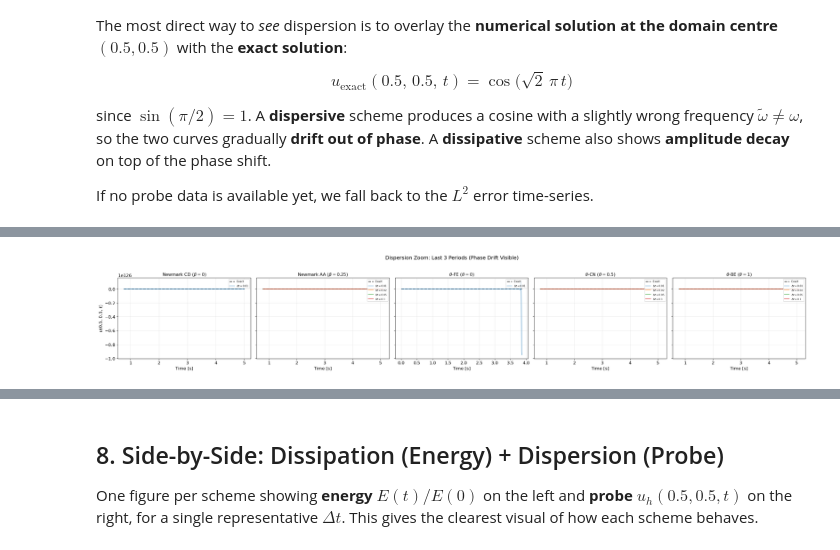
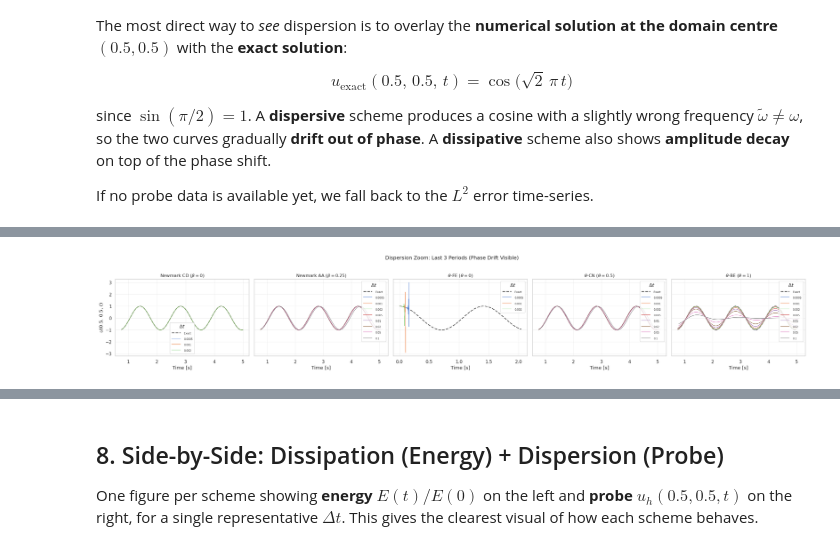
Before and after one commit to AlessandroGhiotto/nmpde-wave-equation, a Jupyter notebook: analysis/dissipation-dispersion-analysis.ipynb, the cells around one changed output, grey strips where cells are left out. Saved outputs shown, nothing was run; the diff lists cells and outputs as text; code cells hidden in the pictures.

```diff
--- a/analysis/dissipation-dispersion-analysis.ipynb
+++ b/analysis/dissipation-dispersion-analysis.ipynb
@@ -288,7 +129,7 @@ The sweep generates:
 # ================================================================
 
 # Look for the results in the scripts/ directory (where the sweep runs)
-summary_candidates = sorted(SCRIPT_DIR.glob("dissdisp-results*.csv"))
+summary_candidates = sorted(DATA_DIR.glob("dissdisp-results*.csv"))
 if not summary_candidates:
     raise FileNotFoundError(
         "No dissdisp-results*.csv found. Run the sweep first:\n"
@@ -321,9 +162,9 @@ Loading summary: /home/ghi/Documents/HPC-PoliMi/NMPDE/labs/wave-equation/scripts
 # Load per-run energy, error, and probe time-series
 # ================================================================
 
-energy_dirs = sorted(SCRIPT_DIR.glob("dissdisp-energy-series*"))
-error_dirs  = sorted(SCRIPT_DIR.glob("dissdisp-error-series*"))
-probe_dirs  = sorted(SCRIPT_DIR.glob("dissdisp-probe-series*"))
+energy_dirs = sorted(DATA_DIR.glob("dissdisp-energy-series*"))
+error_dirs  = sorted(DATA_DIR.glob("dissdisp-error-series*"))
+probe_dirs  = sorted(DATA_DIR.glob("dissdisp-probe-series*"))
 
 energy_series = {}  # key: (scheme, dt) -> DataFrame(time, energy)
 error_series  = {}  # key: (scheme, dt) -> DataFrame(time, rel_L2_error)
@@ -612,62 +417,101 @@ if probe_series:
     for ax, scheme in zip(axes, schemes_present):
         dt_keys = sorted([k for k in probe_series if k[0] == scheme], key=lambda x: x[1])
         T_end = probe_series[dt_keys[0]]["time"].iloc[-1]
-
-        # Show last 3 periods
         t_start = max(0.0, T_end - 3.0 * T_period)
 
+        # Exact solution over the zoom window
         t_fine = np.linspace(t_start, T_end, 2000)
         u_exact = np.cos(OMEGA_EXACT * t_fine)
         ax.plot(t_fine, u_exact, "k--", lw=2.0, alpha=0.7, label="Exact")
 
+        # Numerical solutions — truncate diverging ones, then zoom
+        rows = []
         for key in dt_keys:
             pdf = probe_series[key]
-            mask = pdf["time"] >= t_start
-            ax.plot(pdf.loc[mask, "time"], pdf.loc[mask, "u_probe"],
-                    label=rf"$\Delta t = {key[1]}$", alpha=0.85, lw=1.2)
+            u = pdf["u_probe"]
+            # Step 1: truncate at divergence
+            exceed = u.abs() > PROBE_CLIP
+            if exceed.any():
+                cut = int(exceed.values.argmax())
+                pdf_clean = pdf.iloc[:cut]
+            else:
+                pdf_clean = pdf
+            # Step 2: zoom to last 3 periods
+            mask = pdf_clean["time"] >= t_start
+            t_vals = pdf_clean.loc[mask, "time"].values
+            u_vals = pdf_clean.loc[mask, "u_probe"].values
+            if len(t_vals) > 0:
+                rows.append(pd.DataFrame({
+                    "Time [s]":       t_vals,
+                    "u(0.5, 0.5, t)": u_vals,
+                    "dt":             f"{key[1]:.4g}",
+                }))
+
+        if rows:
+            plot_df = pd.concat(rows, ignore_index=True)
+            sns.lineplot(
+                data=plot_df, x="Time [s]", y="u(0.5, 0.5, t)",
+                hue="dt", ax=ax, alpha=0.85, linewidth=1.2,
+            )
+            leg = ax.get_legend()
+            if leg is not None:
+                leg.set_title(r"$\Delta t$")
+                for text in leg.get_texts():
+                    text.set_fontsize(7)
 
         ax.set_xlabel("Time [s]")
         ax.set_title(SCHEME_LABELS.get(scheme, scheme), fontsize=12)
-        ax.legend(fontsize=7, loc="upper right")
 
     axes[0].set_ylabel(r"$u(0.5,\,0.5,\,t)$")
     fig.suptitle("Dispersion Zoom: Last 3 Periods (Phase Drift Visible)", fontsize=14, y=1.02)
     fig.tight_layout()
     fig.savefig(FIG_DIR / "probe_zoom_last_periods.pdf", bbox_inches="tight", dpi=150)
     fig.savefig(FIG_DIR / "probe_zoom_last_periods.png", bbox_inches="tight", dpi=150)
     plt.show()
+
 else:
-    # Fallback: error vs dt (old approach)
+    # Fallback: error vs dt (summary)
     if not df.empty and "final_rel_L2" in df.columns:
         fig, axes = plt.subplots(1, 2, figsize=(14, 5.5))
         ax = axes[0]
         for scheme in df["scheme"].unique():
             sub = df[df["scheme"] == scheme].dropna(subset=["max_rel_L2"]).sort_values("dt")
-            if sub.empty: continue
-            ax.loglog(sub["dt"], sub["max_rel_L2"],
-                      marker=SCHEME_MARKERS.get(scheme, "o"),
-                      color=SCHEME_COLORS.get(scheme, "gray"),
-                      label=SCHEME_LABELS.get(scheme, scheme), lw=1.5, markersize=7)
+            if sub.empty:
+                continue
+            sns.lineplot(
+                data=sub, x="dt", y="max_rel_L2",
+                marker=SCHEME_MARKERS.get(scheme, "o"),
+                color=SCHEME_COLORS.get(scheme, "gray"),
+                label=SCHEME_LABELS.get(scheme, scheme),
+                linewidth=1.5, markersize=7, ax=ax,
+            )
         dt_ref = np.array([1e-3, 1e-1])
         ax.loglog(dt_ref, 2 * dt_ref**1, "k:", alpha=0.3, label=r"$O(\Delta t)$")
         ax.loglog(dt_ref, 2 * dt_ref**2, "k--", alpha=0.3, label=r"$O(\Delta t^2)$")
+        ax.set_xscale("log"); ax.set_yscale("log")
         ax.set_xlabel(r"$\Delta t$"); ax.set_ylabel(r"Max rel. $L^2$ error")
         ax.set_title(r"Max $L^2$ Error vs $\Delta t$"); ax.legend(fontsize=9)
 
         ax = axes[1]
         for scheme in df["scheme"].unique():
             sub = df[df["scheme"] == scheme].dropna(subset=["final_rel_L2"]).sort_values("dt")
-            if sub.empty: continue
-            ax.loglog(sub["dt"], sub["final_rel_L2"],
-                      marker=SCHEME_MARKERS.get(scheme, "o"),
-                      color=SCHEME_COLORS.get(scheme, "gray"),
-                      label=SCHEME_LABELS.get(scheme, scheme), lw=1.5, markersize=7)
+            if sub.empty:
+                continue
+            sns.lineplot(
+                data=sub, x="dt", y="final_rel_L2",
+                marker=SCHEME_MARKERS.get(scheme, "o"),
+                color=SCHEME_COLORS.get(scheme, "gray"),
+                label=SCHEME_LABELS.get(scheme, scheme),
+                linewidth=1.5, markersize=7, ax=ax,
+            )
         ax.loglog(dt_ref, 2 * dt_ref**1, "k:", alpha=0.3, label=r"$O(\Delta t)$")
         ax.loglog(dt_ref, 2 * dt_ref**2, "k--", alpha=0.3, label=r"$O(\Delta t^2)$")
+        ax.set_xscale("log"); ax.set_yscale("log")
         ax.set_xlabel(r"$\Delta t$"); ax.set_ylabel(r"Final rel. $L^2$ error")
         ax.set_title(r"Final-Time $L^2$ Error vs $\Delta t$"); ax.legend(fontsize=9)
-        fig.tight_layout(); plt.show()
+        fig.tight_layout()
+        plt.show()
     else:
         print("No data available.")
 # %% [output]
-[figure, old version]
+[figure, new version]
```
Also changed, not shown: parts of 15 cells of this notebook, 11 other files.
